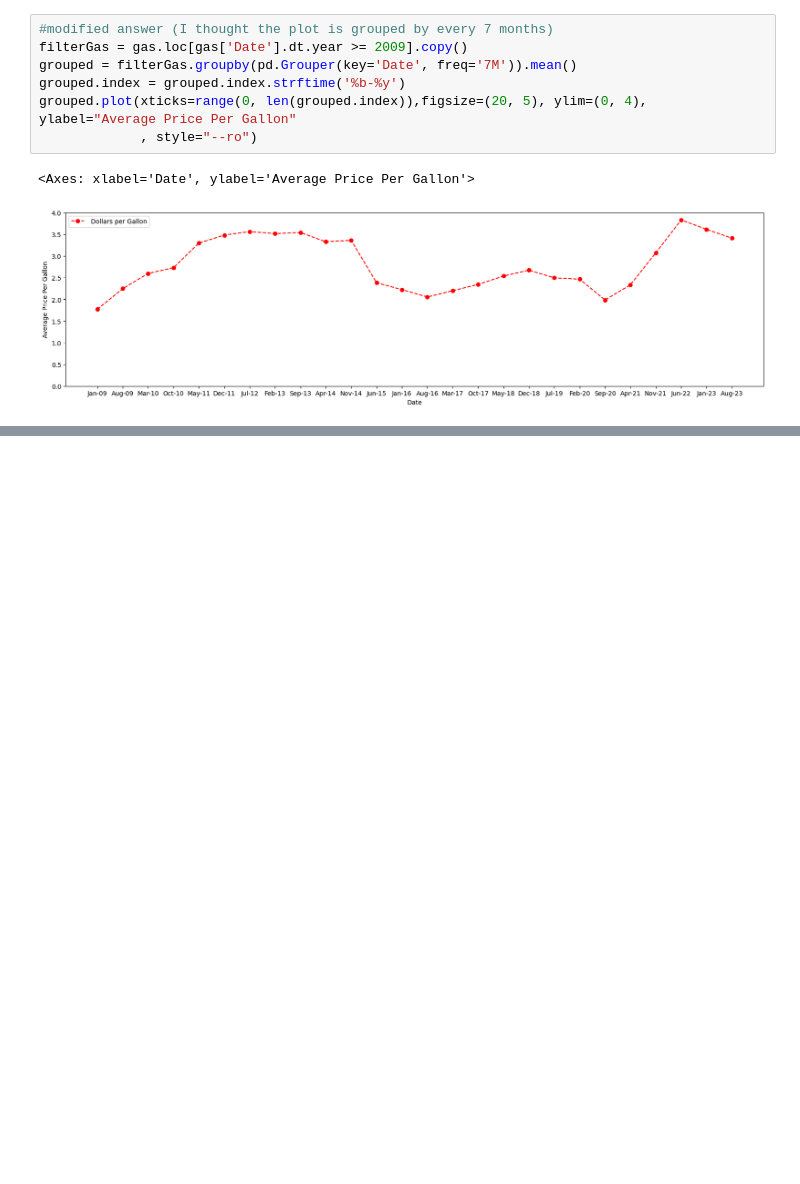
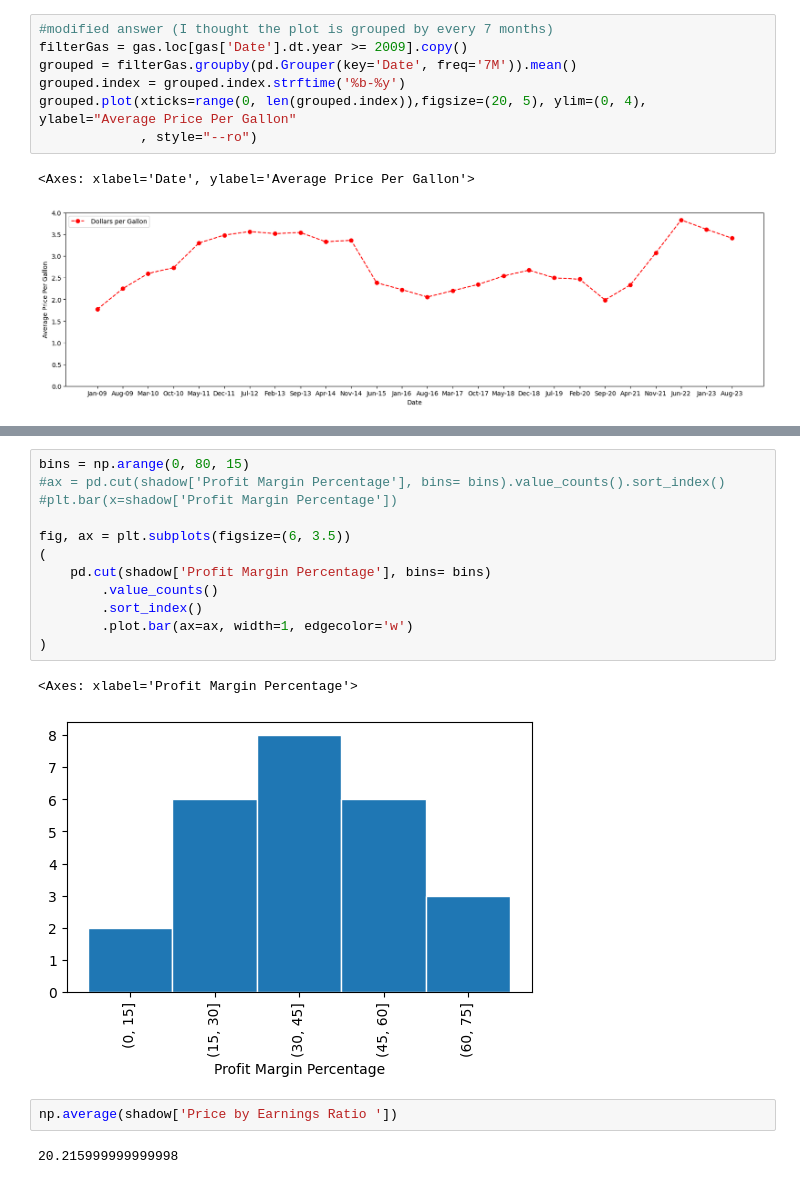
Before and after one commit to zenbaei/Data_Stats_Practice, a Jupyter notebook: Statistics_4_Business_Solutions.ipynb, the cells around one changed output, grey strips where cells are left out. Saved outputs shown, nothing was run; the diff lists cells and outputs as text; blank space fills up the shorter version.

```diff
--- a/Statistics_4_Business_Solutions.ipynb
+++ b/Statistics_4_Business_Solutions.ipynb
@@ -293,0 +379,19 @@ ax.xaxis.set_major_formatter(mdates.DateFormatter('%b-%Y'))
+# %%
+bins = np.arange(0, 80, 15)
+#ax = pd.cut(shadow['Profit Margin Percentage'], bins= bins).value_counts().sort_index()
+#plt.bar(x=shadow['Profit Margin Percentage'])
+
+fig, ax = plt.subplots(figsize=(6, 3.5))
+(
+    pd.cut(shadow['Profit Margin Percentage'], bins= bins)
+        .value_counts()
+        .sort_index()
+        .plot.bar(ax=ax, width=1, edgecolor='w')
+)
+# %% [output]
+<Axes: xlabel='Profit Margin Percentage'>
+[figure, added]
+# %%
+np.average(shadow['Price by Earnings Ratio '])
+# %% [output]
+20.215999999999998
```
Also changed, not shown: parts of 23 cells of this notebook, 1 other file.
